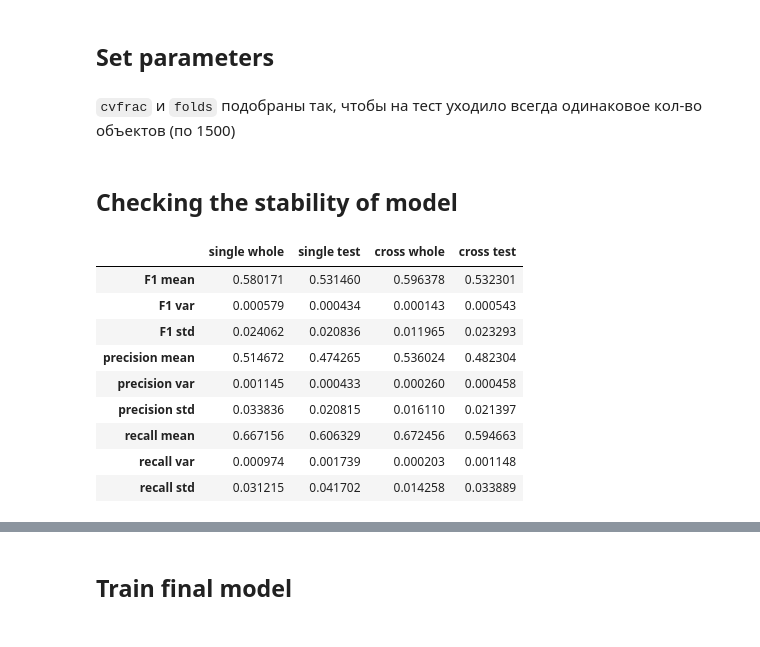
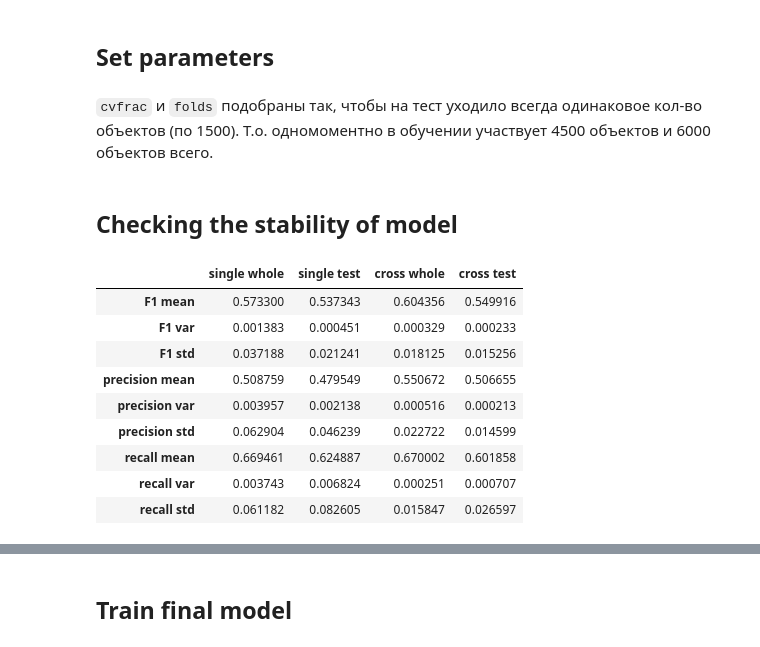
Before and after one commit to j2cry/gb_ds1_real_predict, a Jupyter notebook: MirzoianPeter_solution.ipynb, the cells around one changed output, grey strips where cells are left out. Drawn from its saved outputs; the diff is of its cells as text; code cells hidden in the pictures.

```diff
--- a/MirzoianPeter_solution.ipynb
+++ b/MirzoianPeter_solution.ipynb
@@ -504,7 +497,6 @@ class Preprocessing:
                                   'Have Mortgage': 0,
                                   'Rent': -1,
                                   'Own Home': 2}
-    self.purpose_dict = None
     self.purpose_dict = {'debt consolidation': 0,
                          'other': 1,
                          'home improvements': 2,
@@ -1074,7 +1065,7 @@ base_params = {'cvfrac': 0.2,     # доля объектов из тренир
                'balance': 0.15,   # доля дисбаланса классов, компенсируемого с помощью алгоритма (1 = дисбаланс будет компенсирован полностью)
                }
 # %% [markdown]
-`cvfrac` и `folds` подобраны так, чтобы на тест уходило всегда одинаковое кол-во объектов (по 1500)
+`cvfrac` и `folds` подобраны так, чтобы на тест уходило всегда одинаковое кол-во объектов (по 1500). Т.о. одномоментно в обучении участвует 4500 объектов и 6000 объектов всего.
 # %%
 hparams = {'learning_rate': 0.075,
            'max_depth': 5,
@@ -1085,20 +1076,20 @@ hparams = {'learning_rate': 0.075,
 ## Checking the stability of model
 # %%
 # проверка устойчивости модели на разных сплитах: D -> 0, чем ниже дисперсия, тем стабильнее модель
-# это занимает минут 5-7
-validation(count=10,
+# это занимает минут 5
+validation(count=7,
            mode='both',
            model_rs=986,      # random_state для обучения модели
            **base_params,
            **hparams)
 # %% [output]
 |  | single whole | single test | cross whole | cross test |
-| F1 mean | 0.580171 | 0.531460 | 0.596378 | 0.532301 |
-| F1 var | 0.000579 | 0.000434 | 0.000143 | 0.000543 |
-| F1 std | 0.024062 | 0.020836 | 0.011965 | 0.023293 |
-| precision mean | 0.514672 | 0.474265 | 0.536024 | 0.482304 |
-| precision var | 0.001145 | 0.000433 | 0.000260 | 0.000458 |
-| precision std | 0.033836 | 0.020815 | 0.016110 | 0.021397 |
-| recall mean | 0.667156 | 0.606329 | 0.672456 | 0.594663 |
-| recall var | 0.000974 | 0.001739 | 0.000203 | 0.001148 |
-| recall std | 0.031215 | 0.041702 | 0.014258 | 0.033889 |
+| F1 mean | 0.573300 | 0.537343 | 0.604356 | 0.549916 |
+| F1 var | 0.001383 | 0.000451 | 0.000329 | 0.000233 |
+| F1 std | 0.037188 | 0.021241 | 0.018125 | 0.015256 |
+| precision mean | 0.508759 | 0.479549 | 0.550672 | 0.506655 |
+| precision var | 0.003957 | 0.002138 | 0.000516 | 0.000213 |
+| precision std | 0.062904 | 0.046239 | 0.022722 | 0.014599 |
+| recall mean | 0.669461 | 0.624887 | 0.670002 | 0.601858 |
+| recall var | 0.003743 | 0.006824 | 0.000251 | 0.000707 |
+| recall std | 0.061182 | 0.082605 | 0.015847 | 0.026597 |
```
Also changed, not shown: parts of 17 cells of this notebook.
